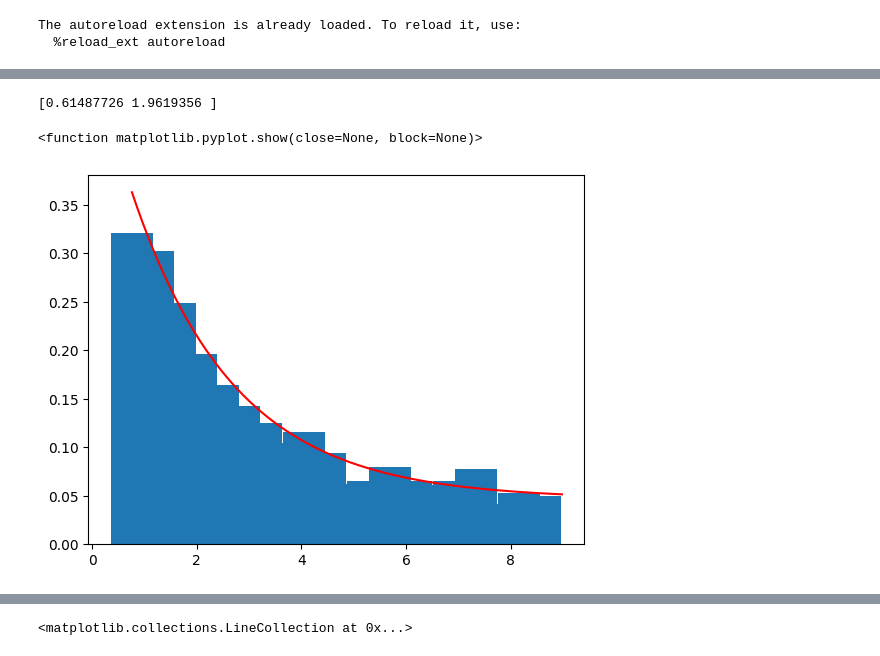
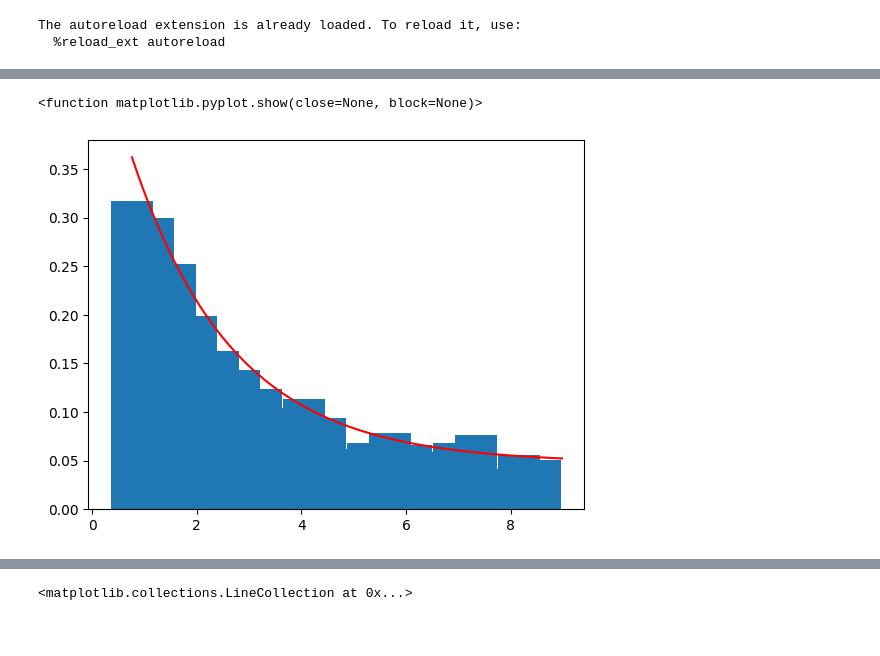
Before and after one commit to kmrakovcic/Mulan, a Jupyter notebook: data_acc_tests.ipynb, the cells around one changed output, grey strips where cells are left out. Cells and saved outputs as stored; diff of their text form; code cells hidden in the pictures.

```diff
--- a/data_acc_tests.ipynb
+++ b/data_acc_tests.ipynb
@@ -107,7 +10,8 @@ array([ True,  True, False, False,  True,  True, False, False])
 # %%
 import pandas as pd
 import numpy as np
-df = pd.read_csv('test_data.csv')
+import analyze
+df = pd.read_csv('data.csv')
 # %%
 data = np.array(df)
 # %%
@@ -160,15 +40,16 @@ def function1(x, w, tau):
 # %%
 import scipy
 data_smisleno = data[np.logical_and(data<9, data>0.75)]
 popt = scipy.optimize.minimize(log_likelihood(data_smisleno), [0.2,2.2], bounds=[(0,1), (1, 3)])
-print (popt.x)
+hessinv_matrix = np.asmatrix(popt.hess_inv.todense())
+[w, tau] = popt.x
+[w_err, tau_err] = np.sqrt(np.diagonal(hessinv_matrix))
 counts, bins = np.histogram(data_smisleno, bins=20)
 counts= (counts / data_smisleno.size) / (bins[1]-bins[0])
 data_smisleno.sort()
 plt.plot(data_smisleno, function1(data_smisleno, popt.x[0], popt.x[1]), color="r")
 plt.bar(bins[:-1], counts)
 plt.show
 # %% [output]
-[0.61487726 1.9619356 ]
+<function matplotlib.pyplot.show(close=None, block=None)>
-<function matplotlib.pyplot.show(close=None, block=None)>
-[figure, old version]
+[figure, new version]
```
Also changed, not shown: parts of 27 cells of this notebook, 2 other files.
